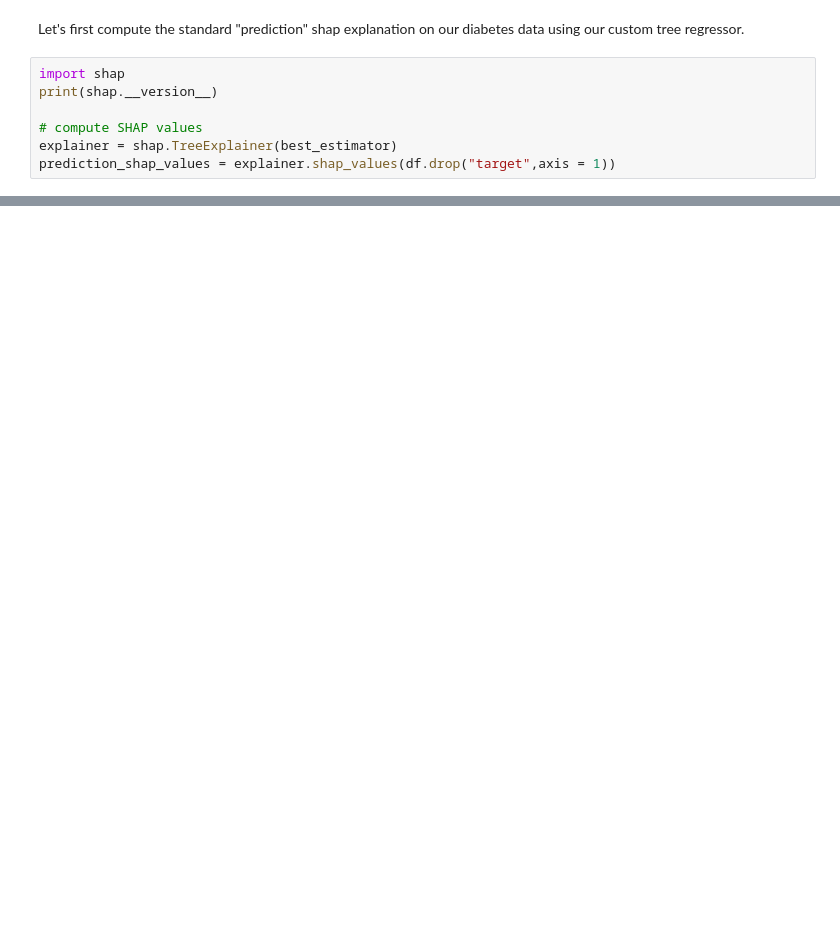
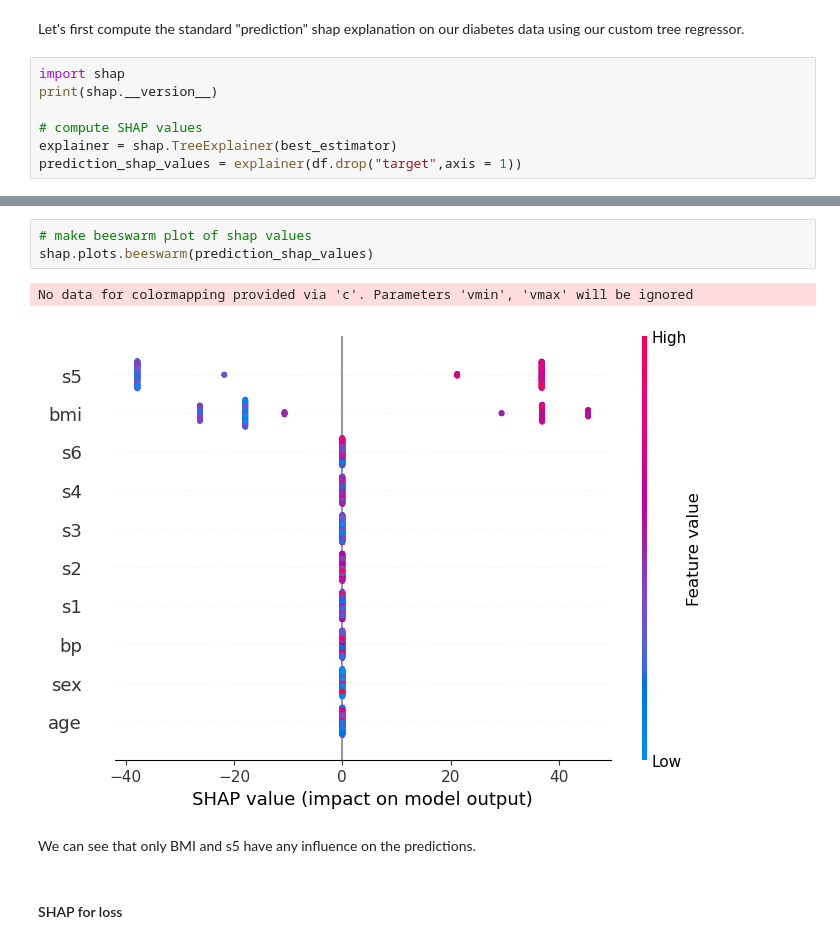
Before and after one commit to lasse-meixner/causal_trees, a Jupyter notebook: explaining_MSE.ipynb, the cells around one changed output, grey strips where cells are left out. Saved outputs shown, nothing was run; the diff lists cells and outputs as text; blank space fills up the shorter version.

```diff
--- a/explaining_MSE.ipynb
+++ b/explaining_MSE.ipynb
@@ -201,5 +184,5 @@ print(shap.__version__)
 
 # compute SHAP values
 explainer = shap.TreeExplainer(best_estimator)
-prediction_shap_values = explainer.shap_values(df.drop("target",axis = 1))
+prediction_shap_values = explainer(df.drop("target",axis = 1))
 # %% [output]
@@ -212,0 +190,10 @@ Error:
+# %%
+# make beeswarm plot of shap values
+shap.plots.beeswarm(prediction_shap_values)
+# %% [output]
+No data for colormapping provided via 'c'. Parameters 'vmin', 'vmax' will be ignored
+[figure, added]
+# %% [markdown]
+We can see that only BMI and s5 have any influence on the predictions.
+# %% [markdown]
+#### SHAP for loss
```
Also changed, not shown: parts of 25 cells of this notebook.
